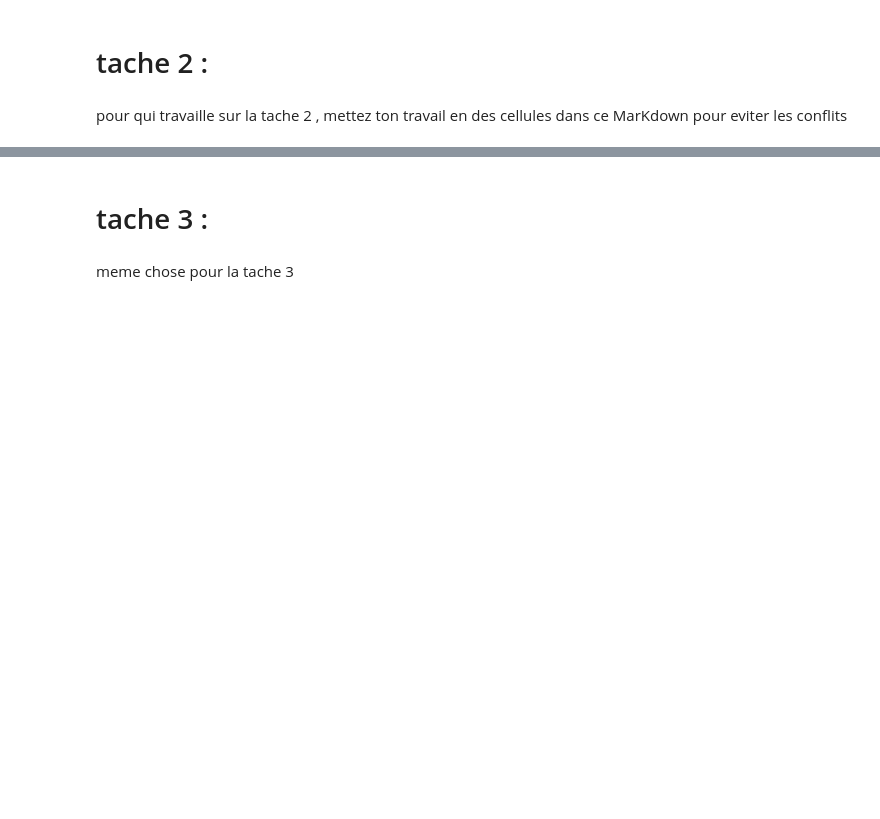
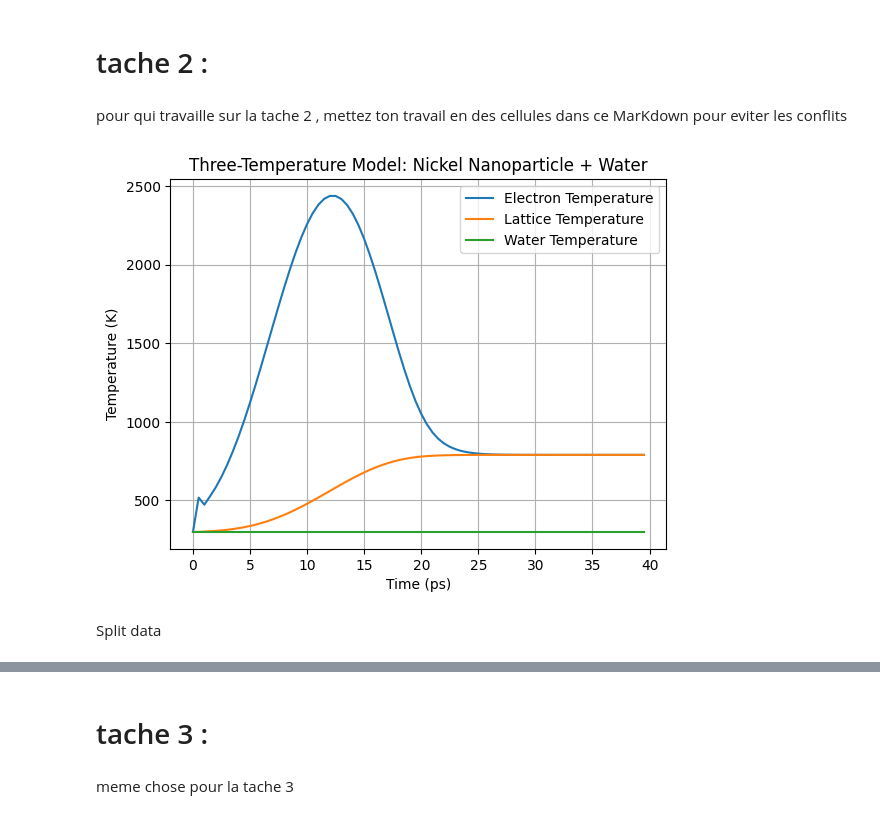
Before and after one commit to hassane-37/DeepLaser, a Jupyter notebook: deeplaser.ipynb, the cells around one changed output, grey strips where cells are left out. Cells and saved outputs as stored; diff of their text form; code cells hidden in the pictures; blank space fills up the shorter version.

```diff
--- a/deeplaser.ipynb
+++ b/deeplaser.ipynb
@@ -380,0 +397,74 @@ pour qui travaille sur la tache 2 , mettez ton travail en des cellules dans ce M
+# %%
+# Constants (SI units)
+K_B = 1.380649e-23  # Boltzmann constant, J/K
+C_e_coeff = 100     # J/(m^3*K^2)  -> Ce(Te) = C_e_coeff * Te
+C_i = 4.5e6         # Lattice heat capacity, J/(m^3*K)
+C_w = 4.184e6       # Heat capacity of water, J/(m^3*K)
+gamma = 1e17        # Electron-phonon coupling constant, W/(m^3*K)
+h = 1e5             # Heat transfer coefficient to water, W/(m^2*K)
+
+T_m = 300           # Initial temperature, K
+radius = 5e-9
+area = np.pi * (radius**2)
+volume = (4/3) * np.pi * (radius**3)
+water_volume = (4/3) * np.pi * ((radius * 2)**3) - volume
+
+def generate_data(
+    fluence=300,          # J/m^2  (30 mJ/cm^2) , laser fluence
+    tau=1e-11,            # s  ,pulse duration (100 fs)
+    wavelength=400e-9,    # m  , laser wavelength
+    n=2.3,                # refractive index (Nickel, approx)
+    k=3.5,                # extinction coefficient
+    t_end=40e-12,         # s, simulate up to 40 ps
+    steps_per_tau=20      # time resolution: dt = tau / steps_per_tau
+):
+    # optical props
+    epsilon = (n + 1j * k)**2
+    epsilon_m = 1.77  # water dielectric
+    sigma_abs = ((8 * np.pi**2 * radius**3) / wavelength) * np.imag((epsilon - epsilon_m) / (epsilon + 2 * epsilon_m))
+
+    # time axis
+    time_step = tau / steps_per_tau
+    time = np.arange(0, t_end, time_step)
+
+    # laser pulse (Gaussian centered around t = tau)
+    def gaussian_pulse(t):
+        return (fluence / (tau * np.sqrt(np.pi / np.log(2)))) * np.exp((-4 * np.log(2) * (t - tau)**2) / tau**2)
+
+    intensity = gaussian_pulse(time)
+    Q = (sigma_abs * intensity) / volume  # W/m^3
+
+    # init temps
+    Te = np.zeros(len(time)); Ti = np.zeros(len(time)); Tw = np.zeros(len(time))
+    Te[0] = T_m; Ti[0] = T_m; Tw[0] = T_m
+
+    # explicit update
+    for i in range(0, len(time) - 1):
+        C_e = C_e_coeff * Te[i]
+        dt = time_step
+
+        Te[i + 1] = Te[i] + (dt / C_e) * (-gamma * (Te[i] - Ti[i]) + Q[i] - h * (Te[i] - Tw[i]))
+        Ti[i + 1] = Ti[i] + (dt / C_i) * (gamma * (Te[i] - Ti[i]) - h * (Ti[i] - Tw[i]))
+        Tw[i + 1] = Tw[i] + (dt / C_w) * (h * (Ti[i] - Tw[i]) * volume / water_volume)
+
+        # clamp to non-negative
+        Te[i + 1] = max(Te[i + 1], 0.0)
+        Ti[i + 1] = max(Ti[i + 1], 0.0)
+        Tw[i + 1] = max(Tw[i + 1], 0.0)
+
+    return time, Te, Ti, Tw, sigma_abs
+
+time, Te, Ti, Tw, sigma_abs = generate_data(fluence=300,tau=1e-11,wavelength=400e-9)
+# Plotting the results
+plt.plot(time / (1e-12), Te, label="Electron Temperature")
+plt.plot(time / (1e-12), Ti, label="Lattice Temperature")
+plt.plot(time / (1e-12), Tw, label="Water Temperature")
+
+plt.xlabel("Time (ps)")
+plt.ylabel("Temperature (K)")
+plt.title("Three-Temperature Model: Nickel Nanoparticle + Water")
+plt.legend()
+plt.grid(True)
+plt.show()
+# %% [output]
+[figure, added]
@@ -380,0 +482,2 @@ pour qui travaille sur la tache 2 , mettez ton travail en des cellules dans ce M
+# %% [markdown]
+Split data
```
Also changed, not shown: parts of 27 cells of this notebook.
